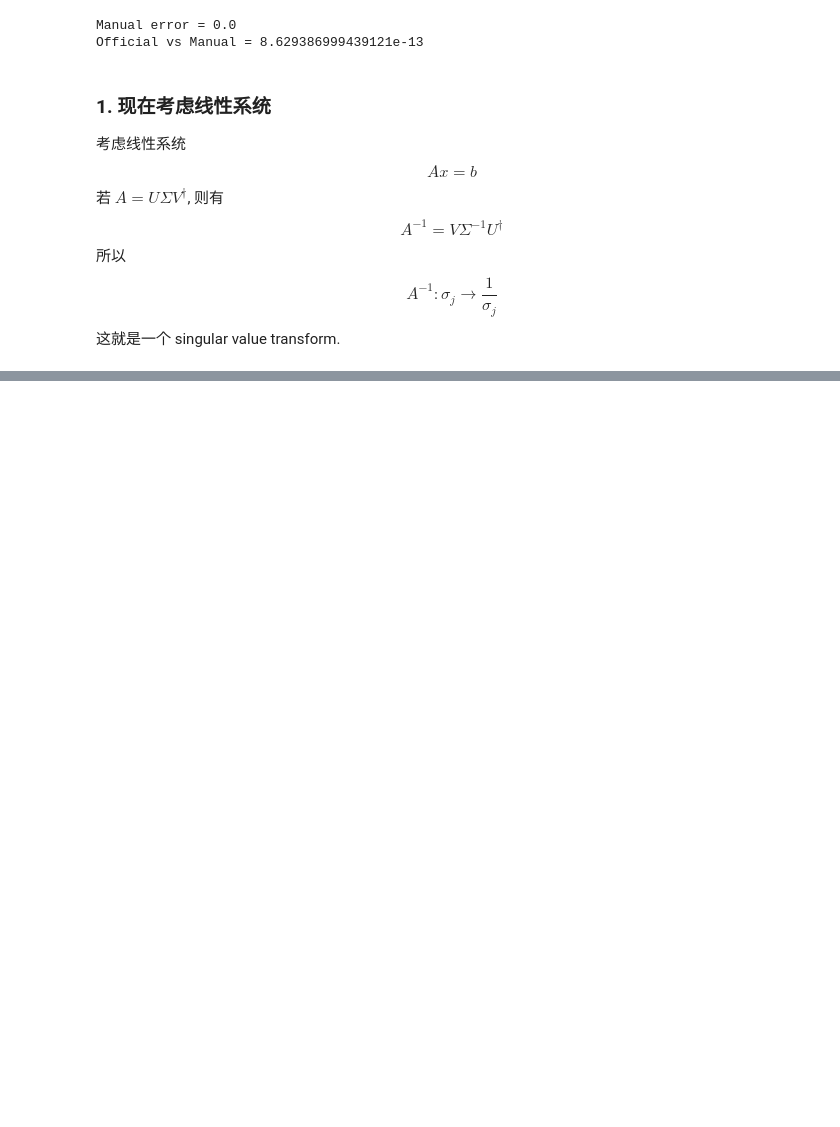
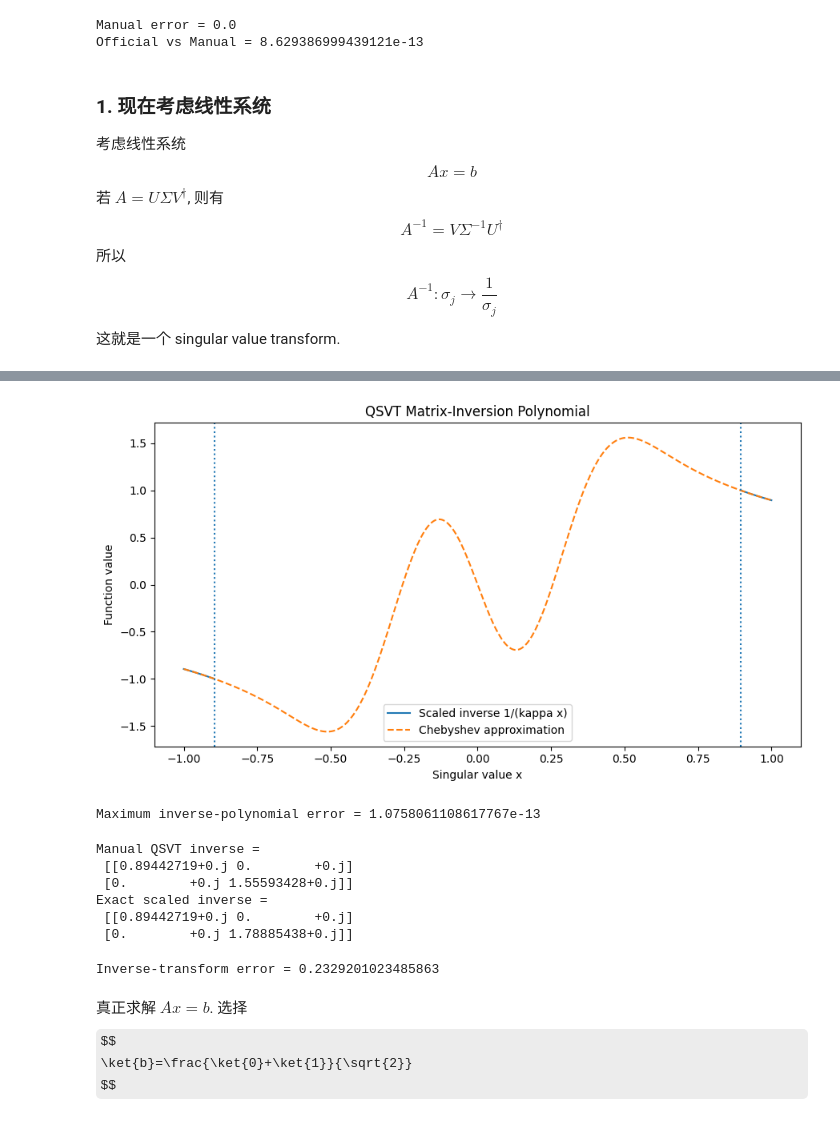
Before and after one commit to Xiao-ming-Niu/Quantum-Computation, a Jupyter notebook: Code/QSVT.ipynb, the cells around one changed output, grey strips where cells are left out. Saved outputs shown, nothing was run; the diff lists cells and outputs as text; code cells hidden in the pictures; some formulas as TeX source; blank space fills up the shorter version.

```diff
--- a/Code/QSVT.ipynb
+++ b/Code/QSVT.ipynb
@@ -221,0 +348,69 @@ $$
+# %%
+import matplotlib.pyplot as plt
+
+x_grid = np.linspace(-1.0, 1.0, 1001)
+
+polynomial_values = chebval(x_grid, inverse_coefficients)
+target_values = np.full(x_grid.shape, np.nan)
+
+valid_region = np.abs(x_grid) >= sigma_min
+target_values[valid_region] = 1.0 / (kappa * x_grid[valid_region])
+
+fig, ax = plt.subplots(figsize=(9, 5))
+
+ax.plot(x_grid, target_values, label="Scaled inverse 1/(kappa x)")
+ax.plot(x_grid, polynomial_values, linestyle="--", label="Chebyshev approximation")
+
+ax.axvline(float(sigma_min), linestyle=":")
+ax.axvline(float(-sigma_min), linestyle=":")
+
+ax.set_xlabel("Singular value x")
+ax.set_ylabel("Function value")
+ax.set_title("QSVT Matrix-Inversion Polynomial")
+ax.legend()
+
+fig.tight_layout()
+
+plt.show()
+# %% [output]
+[figure, added]
+# %%
+# 检查多项式逼近
+approx_samples = chebval(x_samples, inverse_coefficients)
+
+inverse_fit_error = np.max(np.abs(approx_samples - y_samples))
+
+print("Maximum inverse-polynomial error =", inverse_fit_error)
+# %% [output]
+Maximum inverse-polynomial error = 1.0758061108617767e-13
+# %%
+# 进行 SVD
+U, singular_values, Vh = np.linalg.svd(A)
+
+transformed_singular_values = chebval(singular_values, inverse_coefficients)
+manual_inverse_transform = U @ np.diag(transformed_singular_values) @ Vh
+
+exact_scaled_inverse = np.linalg.inv(A) / kappa
+
+# 比较
+print("Manual QSVT inverse =\n", manual_inverse_transform)
+print("Exact scaled inverse =\n", exact_scaled_inverse)
+# %% [output]
+Manual QSVT inverse =
+ [[0.89442719+0.j 0.        +0.j]
+ [0.        +0.j 1.55593428+0.j]]
+Exact scaled inverse =
+ [[0.89442719+0.j 0.        +0.j]
+ [0.        +0.j 1.78885438+0.j]]
+# %%
+# 误差
+manual_inverse_error = np.linalg.norm(manual_inverse_transform - exact_scaled_inverse)
+
+print("Inverse-transform error =", manual_inverse_error)
+# %% [output]
+Inverse-transform error = 0.2329201023485863
+# %% [markdown]
+真正求解 $Ax=b$. 选择
+$$
+\ket{b}=\frac{\ket{0}+\ket{1}}{\sqrt{2}}
+$$
```
Also changed, not shown: parts of 16 cells of this notebook, 22 other files.
